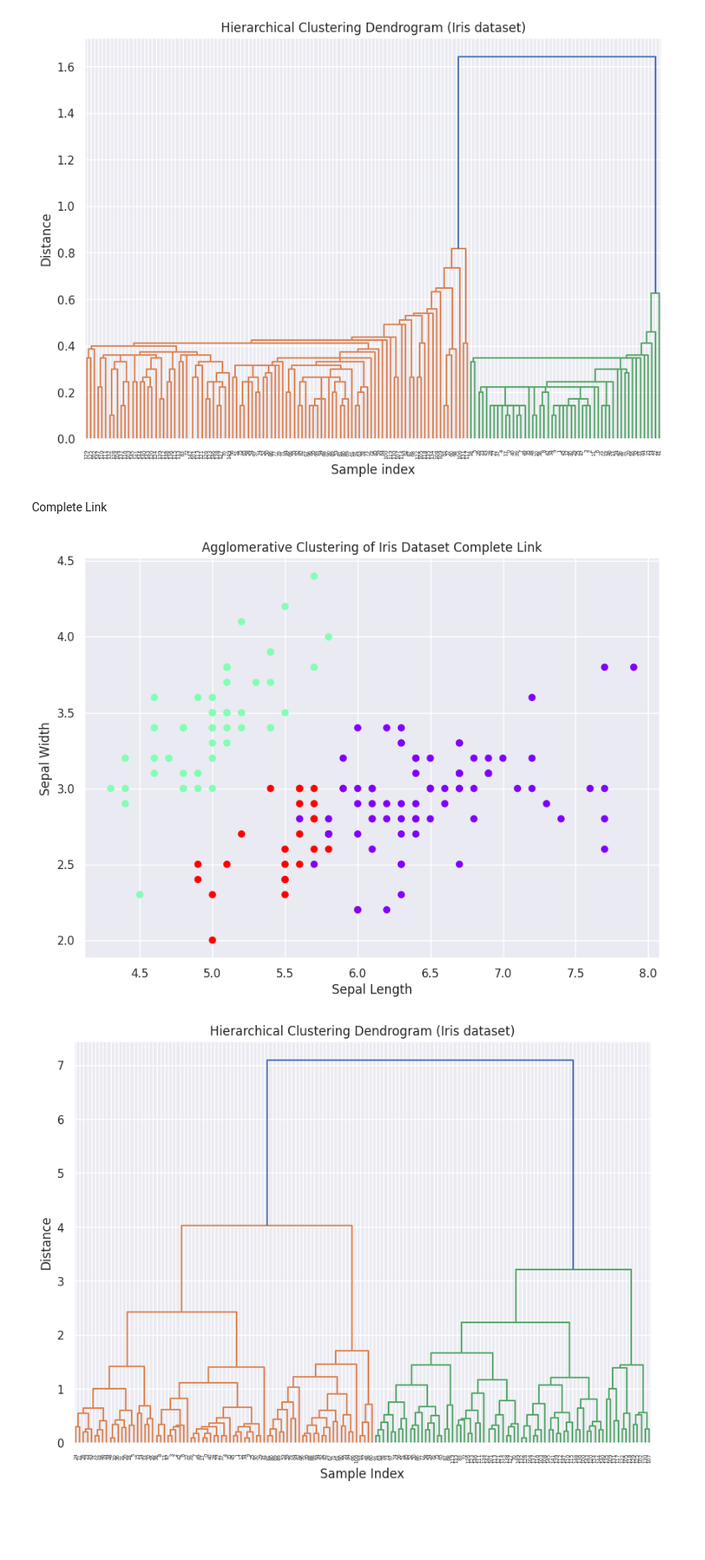
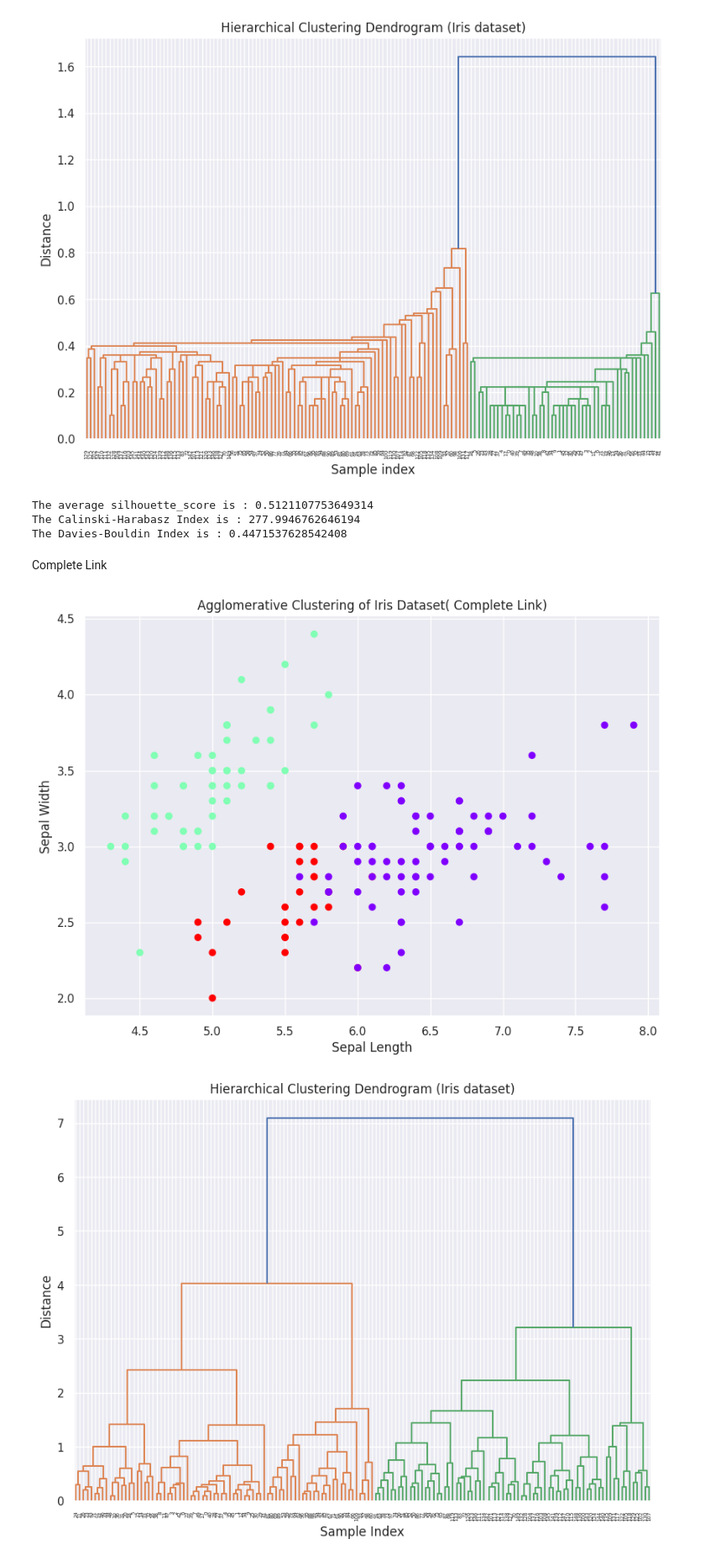
Before and after one commit to neel26desai/cmpe255_clustering, a Jupyter notebook: HierarchicalClusteringipynb.ipynb, the cells around one changed output. Shown at 84% size. Drawn from its saved outputs; the diff is of its cells as text; code cells hidden in the pictures; blank space fills up the shorter version.

```diff
--- a/HierarchicalClusteringipynb.ipynb
+++ b/HierarchicalClusteringipynb.ipynb
@@ -51,23 +53,39 @@ plt.ylabel('Distance')
 plt.show()
 # %% [output]
 [figure]
+# %%
+# Silhouette Score
+silhouette_avg = silhouette_score(iris, clusters)
+print("The average silhouette_score is :", silhouette_avg)
+
+# Calinski-Harabasz Index
+calinski_harabasz = calinski_harabasz_score(iris, clusters)
+print("The Calinski-Harabasz Index is :", calinski_harabasz)
+
+# Davies-Bouldin Index
+davies_bouldin = davies_bouldin_score(iris, clusters)
+print("The Davies-Bouldin Index is :", davies_bouldin)
+# %% [output]
+The average silhouette_score is : 0.5121107753649314
+The Calinski-Harabasz Index is : 277.9946762646194
+The Davies-Bouldin Index is : 0.4471537628542408
 # %% [markdown]
 Complete Link
 # %%
 # Apply Agglomerative Clustering
 # Let's assume we want to create 3 clusters (as we know Iris has 3 species)
 agg_clustering = AgglomerativeClustering(n_clusters=3, affinity='euclidean', linkage='complete')
 clusters = agg_clustering.fit_predict(iris)
 
 # Plotting
 plt.figure(figsize=(10, 7))
 plt.scatter(iris.iloc[:, 0], iris.iloc[:, 1], c=clusters, cmap='rainbow')
-plt.title('Agglomerative Clustering of Iris Dataset Complete Link')
+plt.title('Agglomerative Clustering of Iris Dataset( Complete Link)')
 plt.xlabel('Sepal Length')
 plt.ylabel('Sepal Width')
 plt.show()
 # %% [output]
-[figure, old version]
+[figure, new version]
 # %%
 # Perform Hierarchical Clustering
 linked = linkage(iris, 'complete')
```
Also changed, not shown: parts of 7 cells of this notebook.
